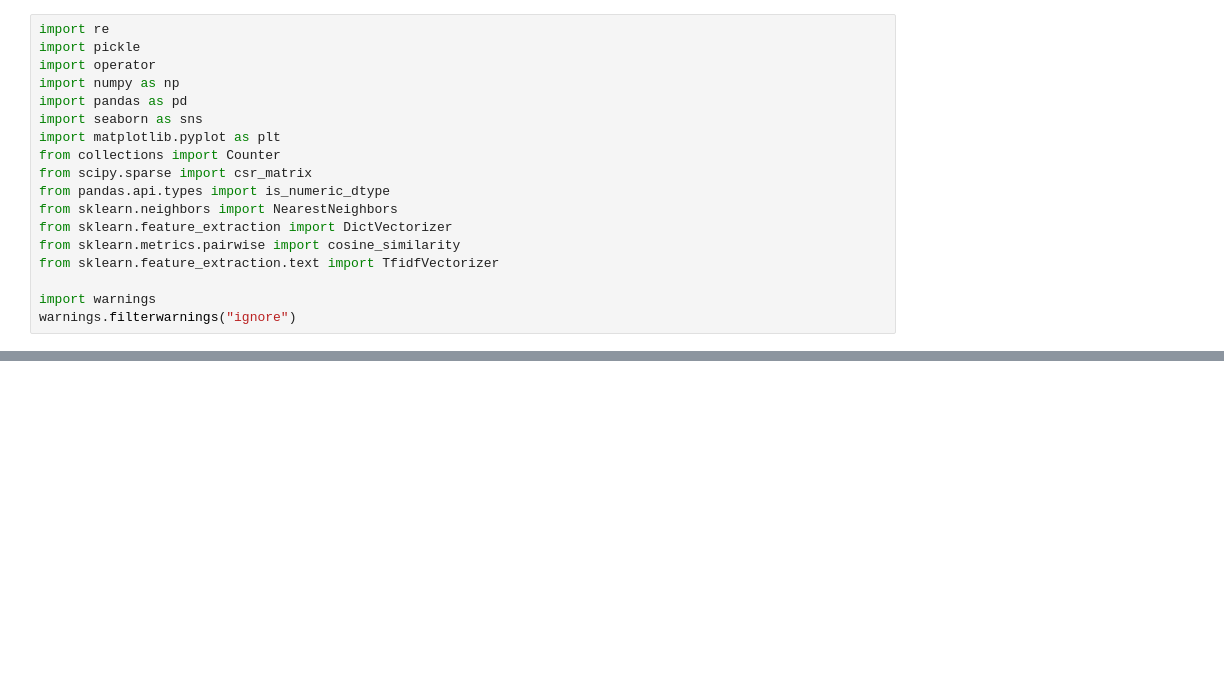
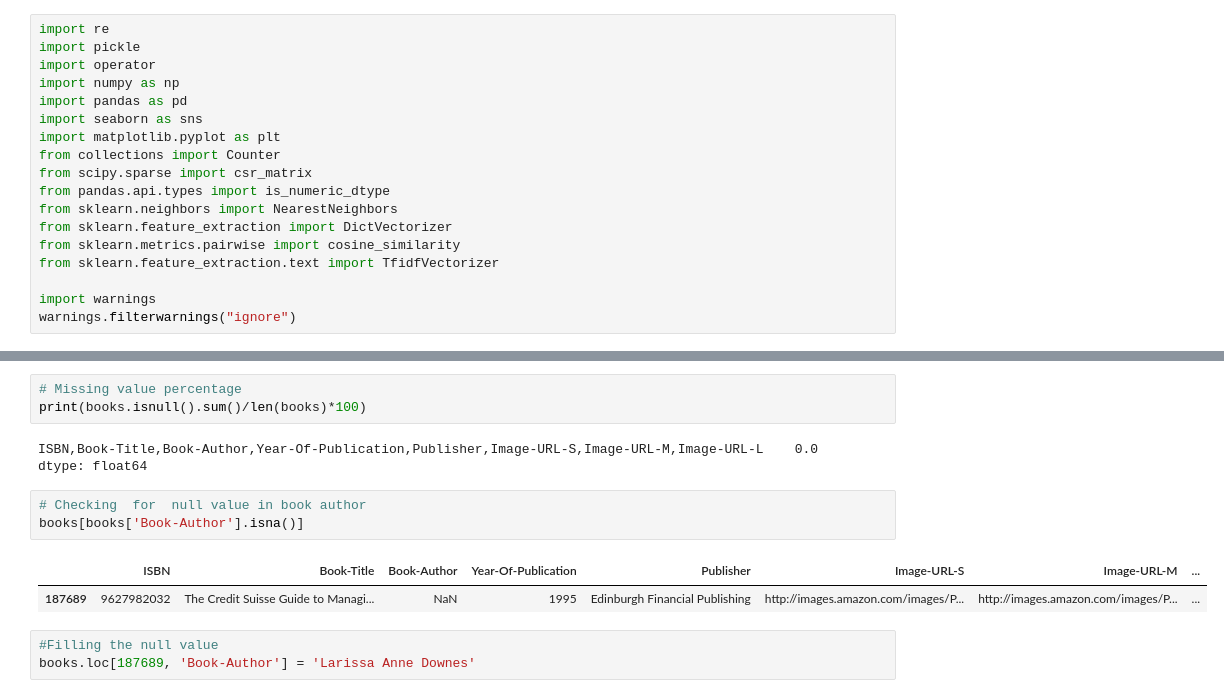
Before and after one commit to Ankita-chouhan-github/Book-Recommendation-System, a Jupyter notebook: Unsupervised_ML_Capstone_Project.ipynb, the cells around one changed output, grey strips where cells are left out. Saved outputs shown, nothing was run; the diff lists cells and outputs as text; blank space fills up the shorter version.

```diff
--- a/Unsupervised_ML_Capstone_Project.ipynb
+++ b/Unsupervised_ML_Capstone_Project.ipynb
@@ -36,0 +76,15 @@ Books-ratings:  (1149780, 1)
+# %%
+# Missing value percentage
+print(books.isnull().sum()/len(books)*100)
+# %% [output]
+ISBN,Book-Title,Book-Author,Year-Of-Publication,Publisher,Image-URL-S,Image-URL-M,Image-URL-L    0.0
+dtype: float64
+# %%
+# Checking  for  null value in book author
+books[books['Book-Author'].isna()]
+# %% [output]
+|  | ISBN | Book-Title | Book-Author | Year-Of-Publication | Publisher | Image-URL-S | Image-URL-M | ... |
+| 187689 | 9627982032 | The Credit Suisse Guide to Managi... | NaN | 1995 | Edinburgh Financial Publishing | http://images.amazon.com/images/P... | http://images.amazon.com/images/P... | ... |
+# %%
+#Filling the null value
+books.loc[187689, 'Book-Author'] = 'Larissa Anne Downes'
```
Also changed, not shown: parts of 19 cells of this notebook.
